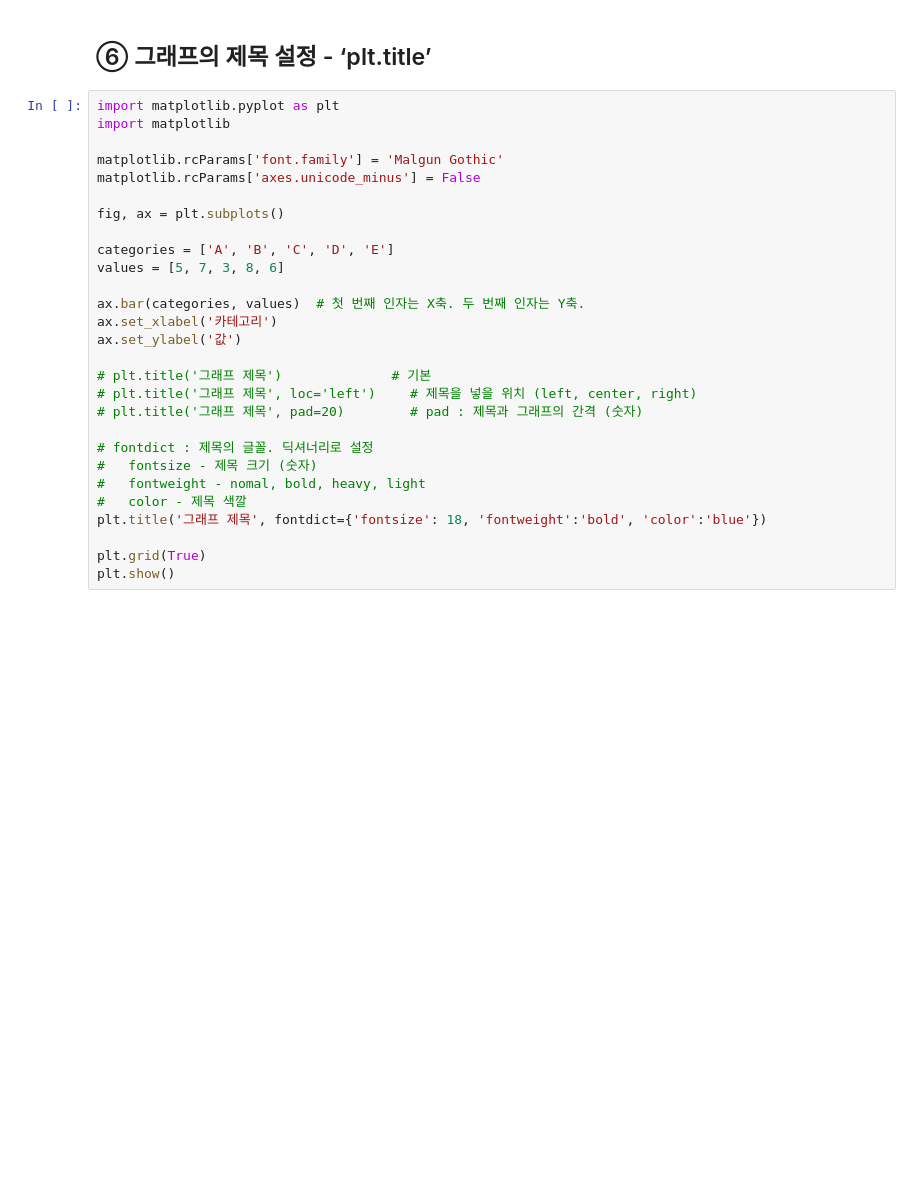
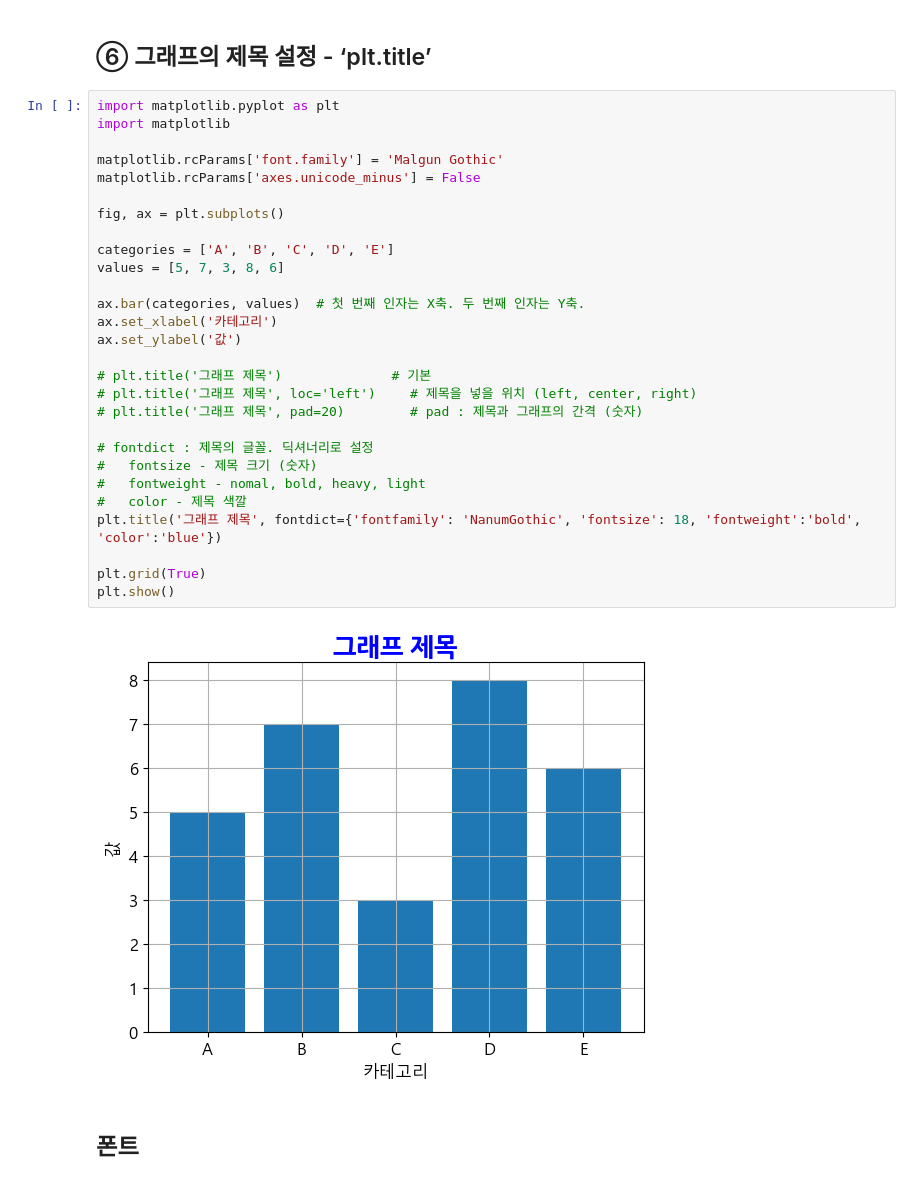
Before and after one commit to loveinlove02/data01, a Jupyter notebook: app_02.ipynb, the cells around one changed output. Saved outputs shown, nothing was run; the diff lists cells and outputs as text; blank space fills up the shorter version.

```diff
--- a/app_02.ipynb
+++ b/app_02.ipynb
@@ -104,28 +141,32 @@ plt.show()
 # %%
 import matplotlib.pyplot as plt
 import matplotlib
 
 matplotlib.rcParams['font.family'] = 'Malgun Gothic'
 matplotlib.rcParams['axes.unicode_minus'] = False
 
 fig, ax = plt.subplots()
 
 categories = ['A', 'B', 'C', 'D', 'E']
 values = [5, 7, 3, 8, 6]
 
 ax.bar(categories, values)  # 첫 번째 인자는 X축. 두 번째 인자는 Y축.
 ax.set_xlabel('카테고리')
 ax.set_ylabel('값')
 
 # plt.title('그래프 제목')              # 기본
 # plt.title('그래프 제목', loc='left')	# 제목을 넣을 위치 (left, center, right)
 # plt.title('그래프 제목', pad=20)	    # pad : 제목과 그래프의 간격 (숫자)
 
 # fontdict : 제목의 글꼴. 딕셔너리로 설정
 #   fontsize - 제목 크기 (숫자)
 #   fontweight - nomal, bold, heavy, light
 #   color - 제목 색깔
-plt.title('그래프 제목', fontdict={'fontsize': 18, 'fontweight':'bold', 'color':'blue'})
+plt.title('그래프 제목', fontdict={'fontfamily': 'NanumGothic', 'fontsize': 18, 'fontweight':'bold', 'color':'blue'})
 
 plt.grid(True)
 plt.show()
+# %% [output]
+[figure, added]
+# %% [markdown]
+## 폰트
```
Also changed, not shown: parts of 7 cells of this notebook.
